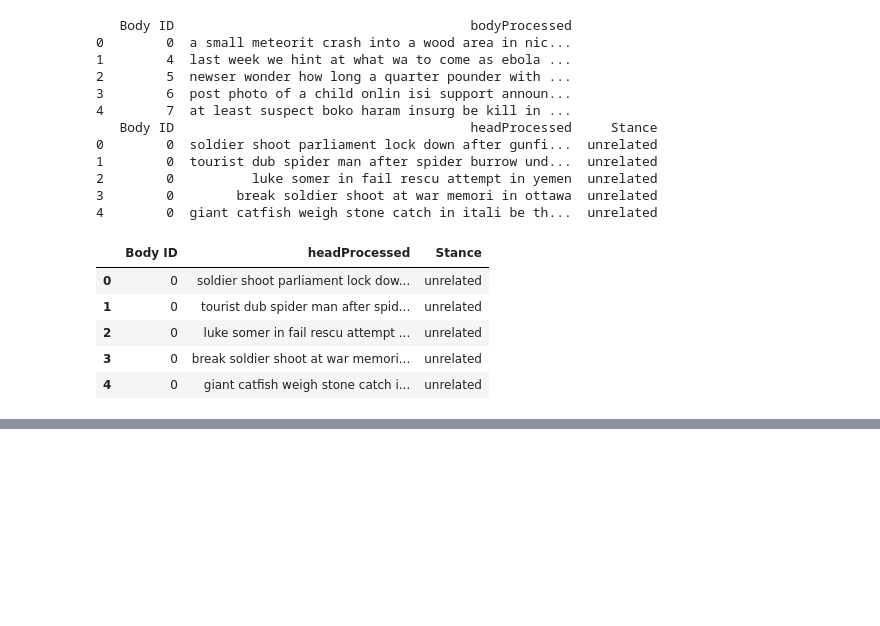
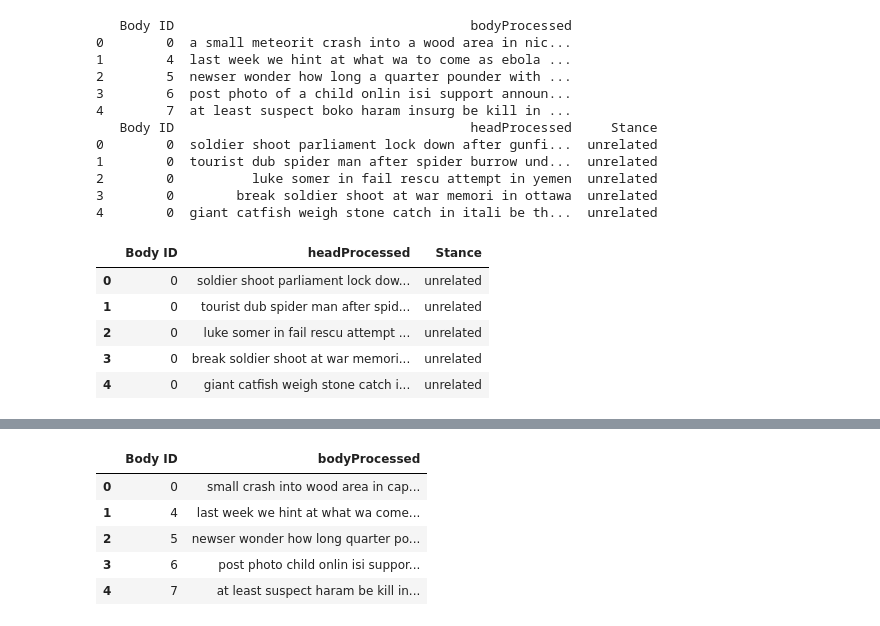
Before and after one commit to leohoare/FakeNews, a Jupyter notebook: Embeddings.ipynb, the cells around one changed output, grey strips where cells are left out. Saved outputs shown, nothing was run; the diff lists cells and outputs as text; code cells hidden in the pictures; blank space fills up the shorter version.

```diff
--- a/Embeddings.ipynb
+++ b/Embeddings.ipynb
@@ -162,0 +164,9 @@ embeddingdf.to_csv('embeddingVectors.csv',index=False)
+# %%
+trainBodyDf.head(5)
+# %% [output]
+|  | Body ID | bodyProcessed |
+| 0 | 0 | small crash into wood area in cap... |
+| 1 | 4 | last week we hint at what wa come... |
+| 2 | 5 | newser wonder how long quarter po... |
+| 3 | 6 | post photo child onlin isi suppor... |
+| 4 | 7 | at least suspect haram be kill in... |
```
Also changed, not shown: parts of 18 cells of this notebook, 5 other files.
